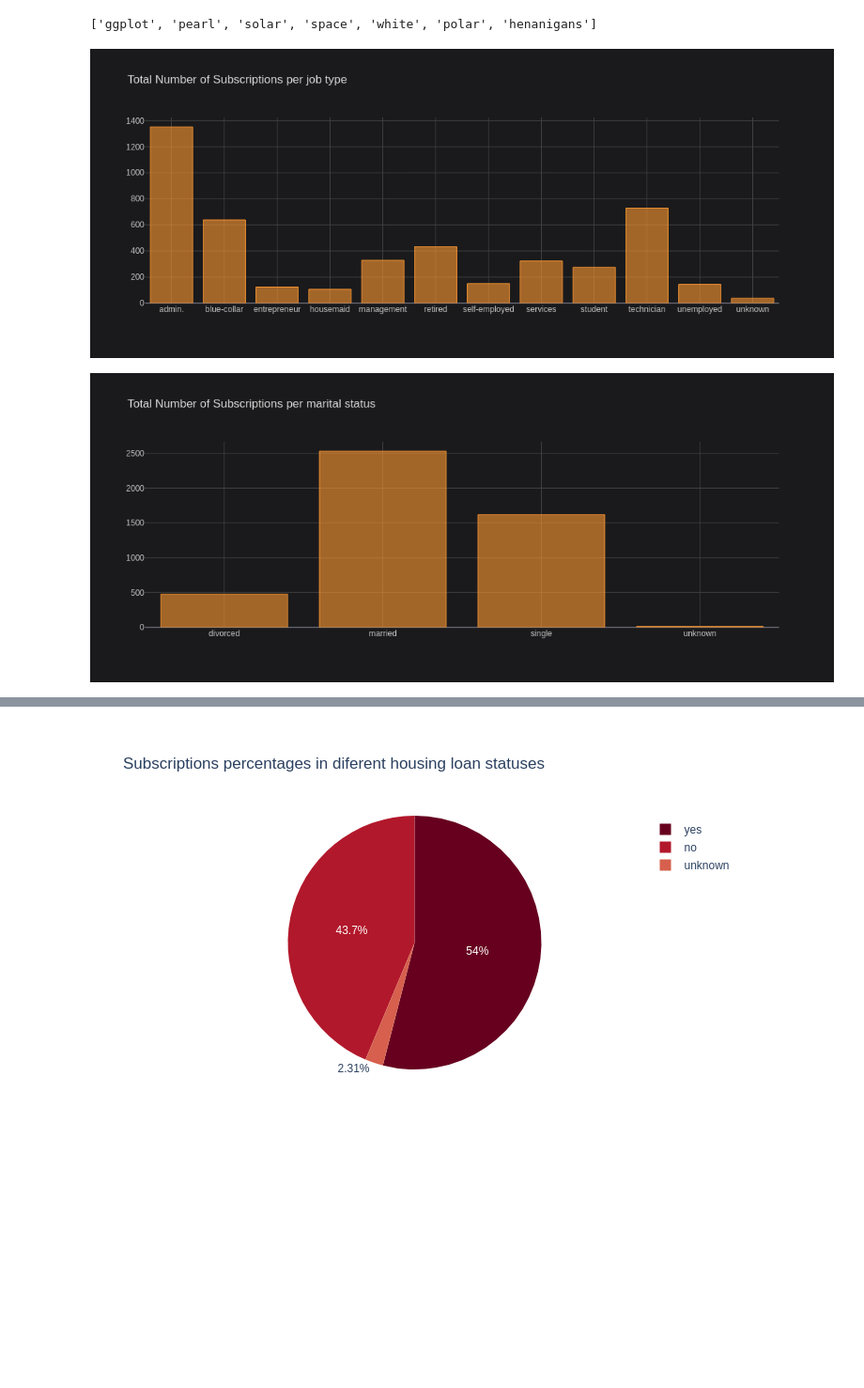
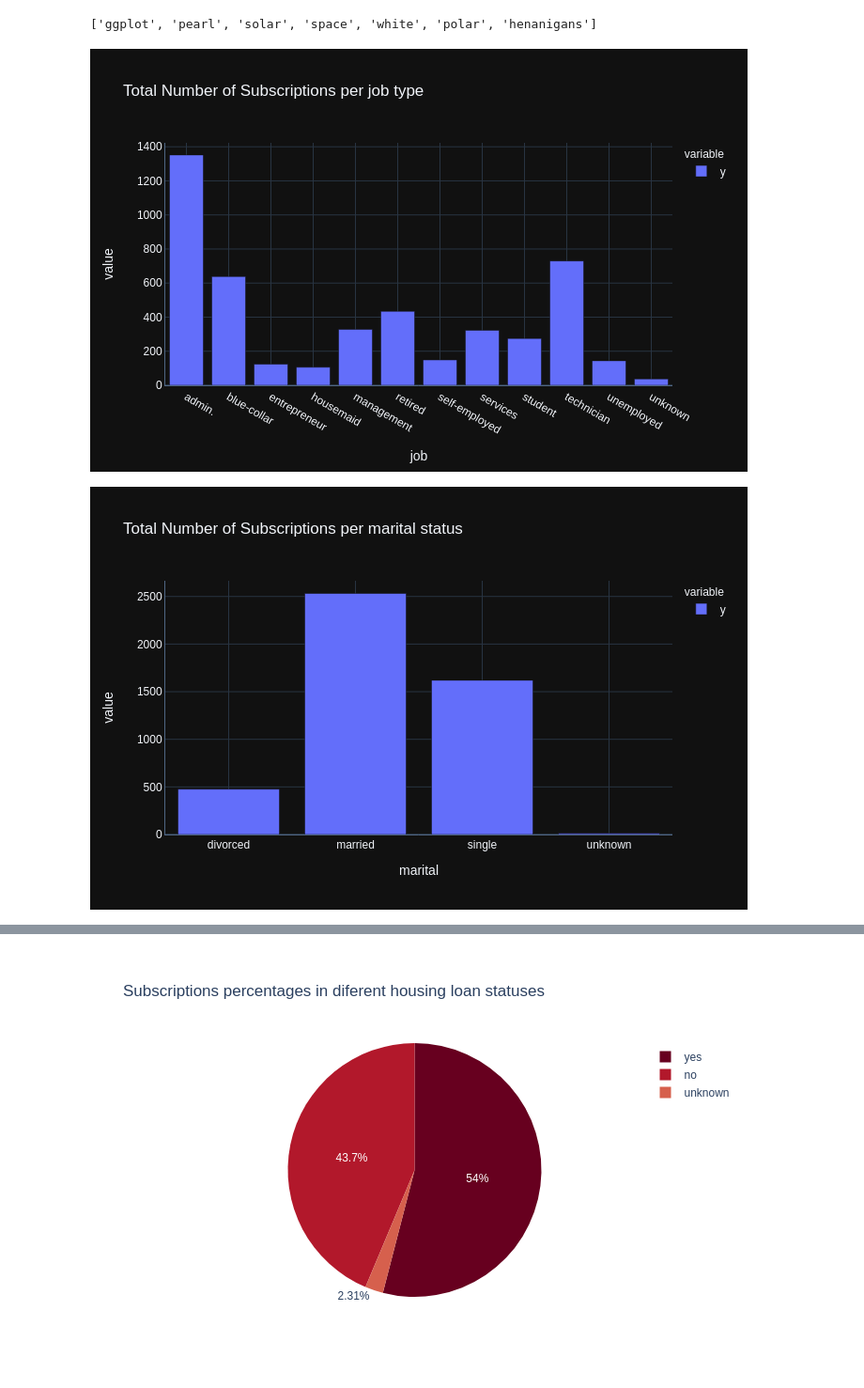
Before and after one commit to ada-k/BankTermDepositPrediction, a Jupyter notebook: notebooks/Untitled.ipynb, the cells around one changed output, grey strips where cells are left out. Shown at 94% size. Cells and saved outputs as stored; diff of their text form; code cells hidden in the pictures; blank space fills up the shorter version.

```diff
--- a/notebooks/Untitled.ipynb
+++ b/notebooks/Untitled.ipynb
@@ -155,13 +153,15 @@ cf.getThemes()
 # %%
 # job
 df = data[['job', 'y']]
 df["y"].loc[df["y"] == 'no'] = 0
 df["y"].loc[df["y"] == 'yes'] = 1
 df = df.groupby('job').sum()
 df = df.reset_index()
-df.iplot(kind = 'bar', x = 'job', y = ['y'], theme = 'space', title = 'Total Number of Subscriptions per job type' )
+fig = px.bar(df, x = 'job', y = ['y'], template = 'plotly_dark', title = 'Total Number of Subscriptions per job type' )
+fig.show(renderer="png")
+# df.iplot(kind = 'bar', x = 'job', y = ['y'], theme = 'space', title = 'Total Number of Subscriptions per job type' )
 # %% [output]
-[figure, old version]
+[figure, new version]
 # %%
 # marital status
 df = data[['marital', 'y']]
@@ -169,9 +169,11 @@ df["y"].loc[df["y"] == 'no'] = 0
 df["y"].loc[df["y"] == 'yes'] = 1
 df = df.groupby('marital').sum()
 df = df.reset_index()
-df.iplot(kind = 'bar', x = 'marital', y = ['y'], theme = 'space', title = 'Total Number of Subscriptions per marital status' )
+# df.iplot(kind = 'bar', x = 'marital', y = ['y'], theme = 'space', title = 'Total Number of Subscriptions per marital status' )
+fig = px.bar(df, x = 'marital', y = ['y'], template = 'plotly_dark', title = 'Total Number of Subscriptions per marital status' )
+fig.show(renderer="png")
 # %% [output]
-[figure, old version]
+[figure, new version]
 # %%
 # education
 df = data[['education', 'y']]
```
Also changed, not shown: parts of 3 cells of this notebook.
